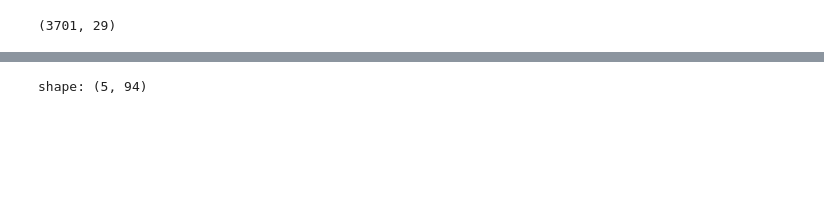
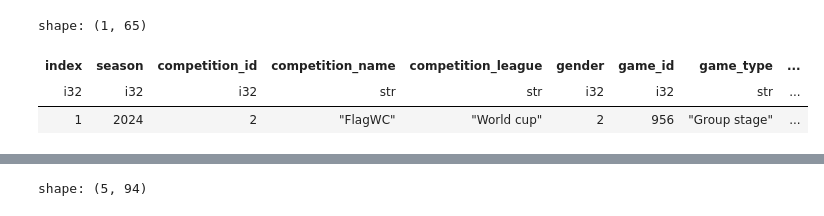
Before and after one commit to christianlohr9/flag_football_ep, a Jupyter notebook: ep_model.ipynb, the cells around one changed output, grey strips where cells are left out. Cells and saved outputs as stored; diff of their text form; code cells hidden in the pictures; blank space fills up the shorter version.

```diff
--- a/ep_model.ipynb
+++ b/ep_model.ipynb
@@ -28,7 +28,3 @@ for file in glob.glob("Z:/GitHub/rabbits_stats/outputs/pbp/pbp_data_*.csv"):
     queries.append(q)
 
 rabbits = pl.concat(queries,how="diagonal").collect()
-# %%
-df.shape
-# %% [output]
-(3701, 29)
@@ -34,0 +34,7 @@ df.shape
+# %%
+df_wc.head(1)
+# %% [output]
+shape: (1, 65)
+| index | season | competition_id | competition_name | competition_league | gender | game_id | game_type | ... |
+| i32 | i32 | i32 | str | str | i32 | i32 | str | ... |
+| 1 | 2024 | 2 | "FlagWC" | "World cup" | 2 | 956 | "Group stage" | ... |
```
Also changed, not shown: parts of 5 cells of this notebook, 17 other files.
